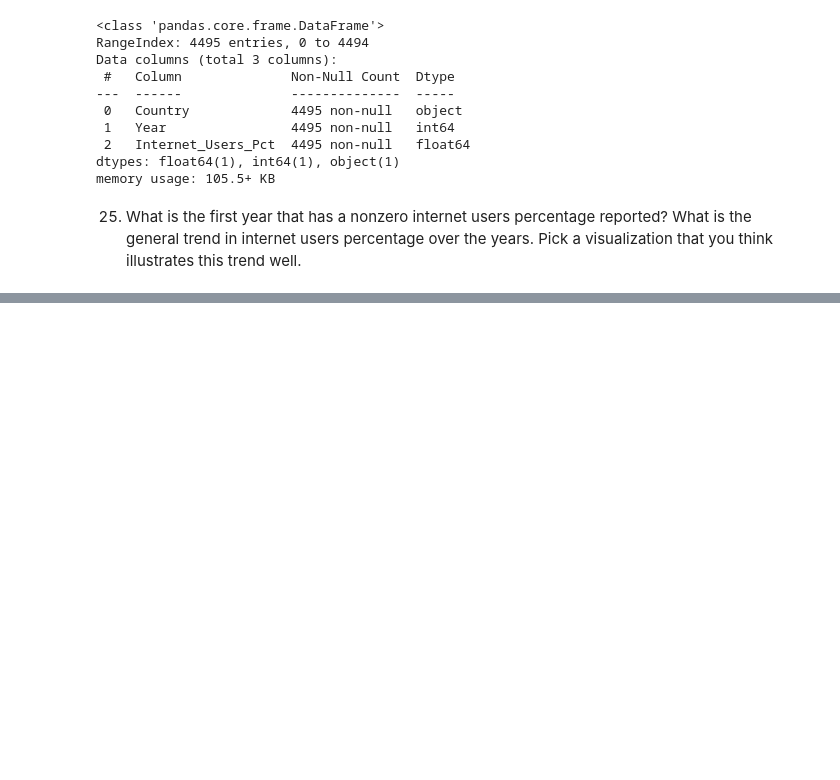
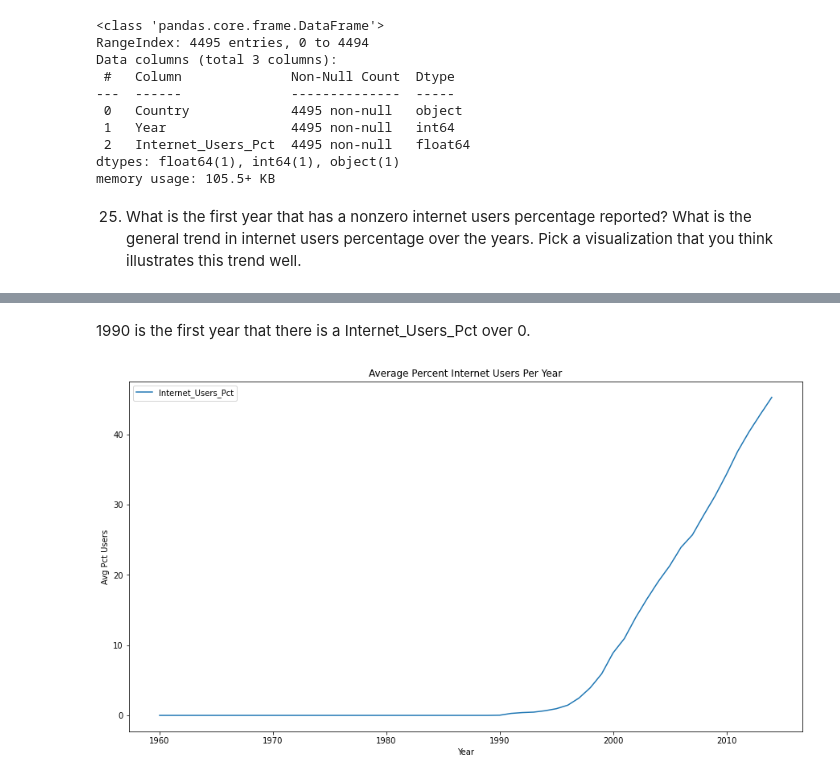
Before and after one commit to nss-data-science-cohort-5/un_exploration-Corbec, a Jupyter notebook: notebooks/UN_Data_Exploration.ipynb, the cells around one changed output, grey strips where cells are left out. Saved outputs shown, nothing was run; the diff lists cells and outputs as text; code cells hidden in the pictures; blank space fills up the shorter version.

```diff
--- a/notebooks/UN_Data_Exploration.ipynb
+++ b/notebooks/UN_Data_Exploration.ipynb
@@ -436,3 +436,5 @@ dtypes: float64(1), int64(1), object(1)
 memory usage: 105.5+ KB
 # %% [markdown]
 25. What is the first year that has a nonzero internet users percentage reported? What is the general trend in internet users percentage over the years. Pick a visualization that you think illustrates this trend well.
+# %%
+int_years = internet_df.groupby('Year').mean('Internet_Users_Pct')
@@ -438,0 +462,11 @@ memory usage: 105.5+ KB
+# %% [markdown]
+1990 is the first year that there is a Internet_Users_Pct over 0.
+# %%
+plt.figure(figsize=(15,8))
+
+sns.lineplot(data = int_years)
+
+plt.title('Average Percent Internet Users Per Year')
+plt.ylabel('Avg Pct Users');
+# %% [output]
+[figure, added]
```
Also changed, not shown: parts of 11 cells of this notebook.
